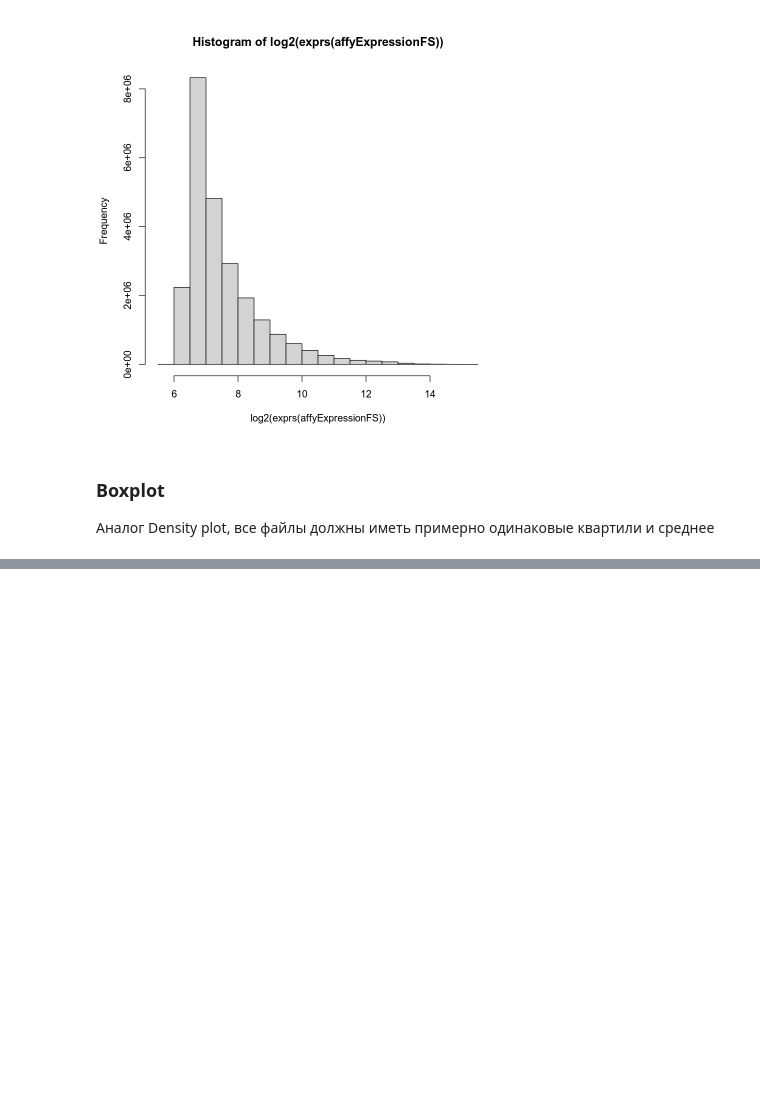
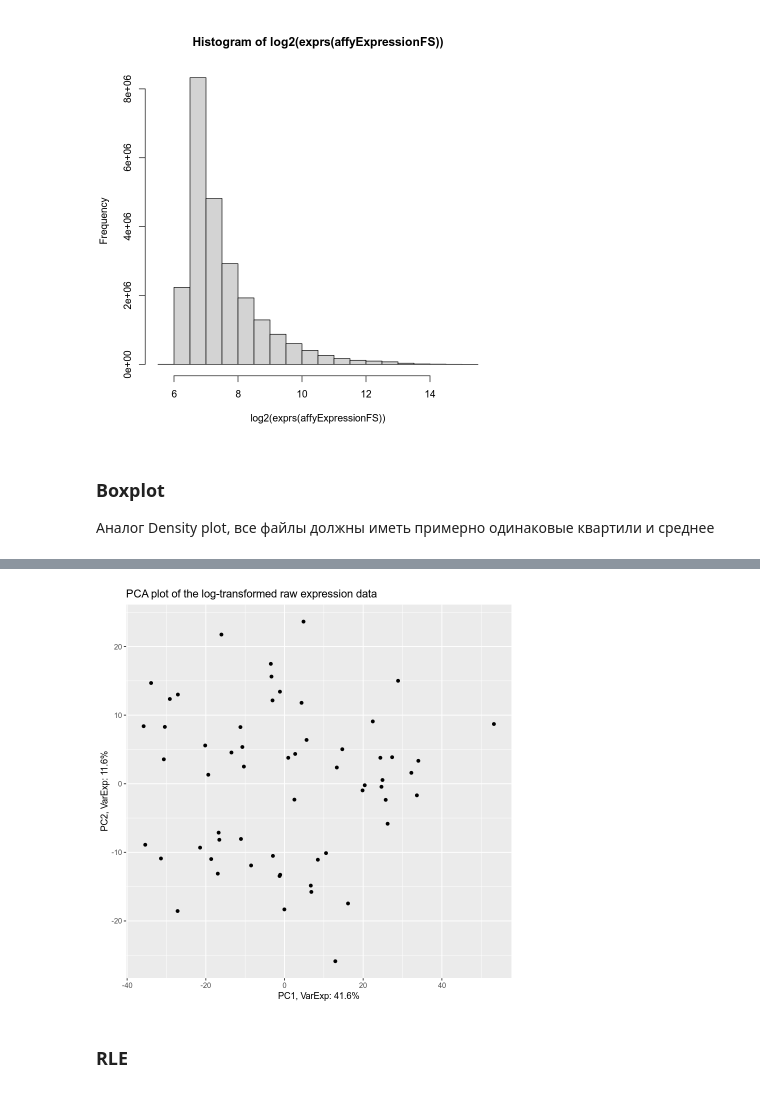
Before and after one commit to marcenavuc/bioinf_tutors, a Jupyter notebook: DEA/r_examples/Quality control.ipynb, the cells around one changed output, grey strips where cells are left out. Drawn from its saved outputs; the diff is of its cells as text; code cells hidden in the pictures; blank space fills up the shorter version.

```diff
--- a/DEA/r_examples/Quality control.ipynb
+++ b/DEA/r_examples/Quality control.ipynb
@@ -106,0 +120,5 @@ ERROR: Error in exprs(affyExpressionFS): не могу найти функцию
+# %%
+# Уменьшаем кол-во данных, потому что их слишком много))
+edge <- nrow(eset_log) / 20
+small_eset <- eset_log[1:edge, 1:ncol(eset_log)]
+nrow(small_eset)
@@ -106,0 +127,6 @@ ERROR: Error in exprs(affyExpressionFS): не могу найти функцию
+# %%
+PCA_raw <- prcomp(t(small_eset), scale. = FALSE)
+# %%
+se <- PCA_raw$sdev^2
+percentVar <- round(100 * se / sum(se), 1)
+percentVar
@@ -106,0 +138,3 @@ ERROR: Error in exprs(affyExpressionFS): не могу найти функцию
+# %%
+dataGG <- data.frame(PC1 = PCA_raw$x[,1], PC2 = PCA_raw$x[,2])
+dataGG
@@ -106,0 +161,10 @@ ERROR: Error in exprs(affyExpressionFS): не могу найти функцию
+# %%
+ggplot(dataGG, aes(PC1, PC2)) +
+geom_point()+
+ggtitle("PCA plot of the log-transformed raw expression data") +
+xlab(paste0("PC1, VarExp: ", percentVar[1], "%")) +
+ylab(paste0("PC2, VarExp: ", percentVar[2], "%"))
+# %% [output]
+[figure, added]
+# %% [markdown]
+### RLE
```
Also changed, not shown: parts of 21 cells of this notebook, 5 other files.
